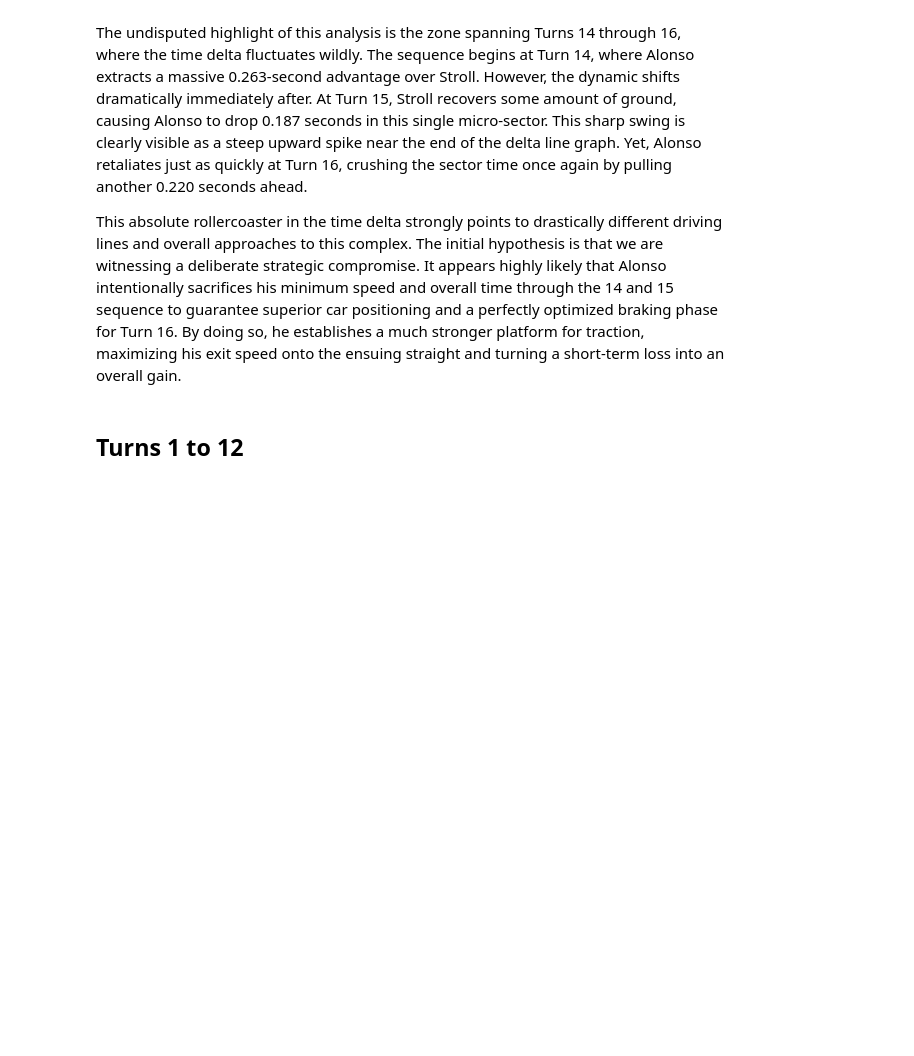
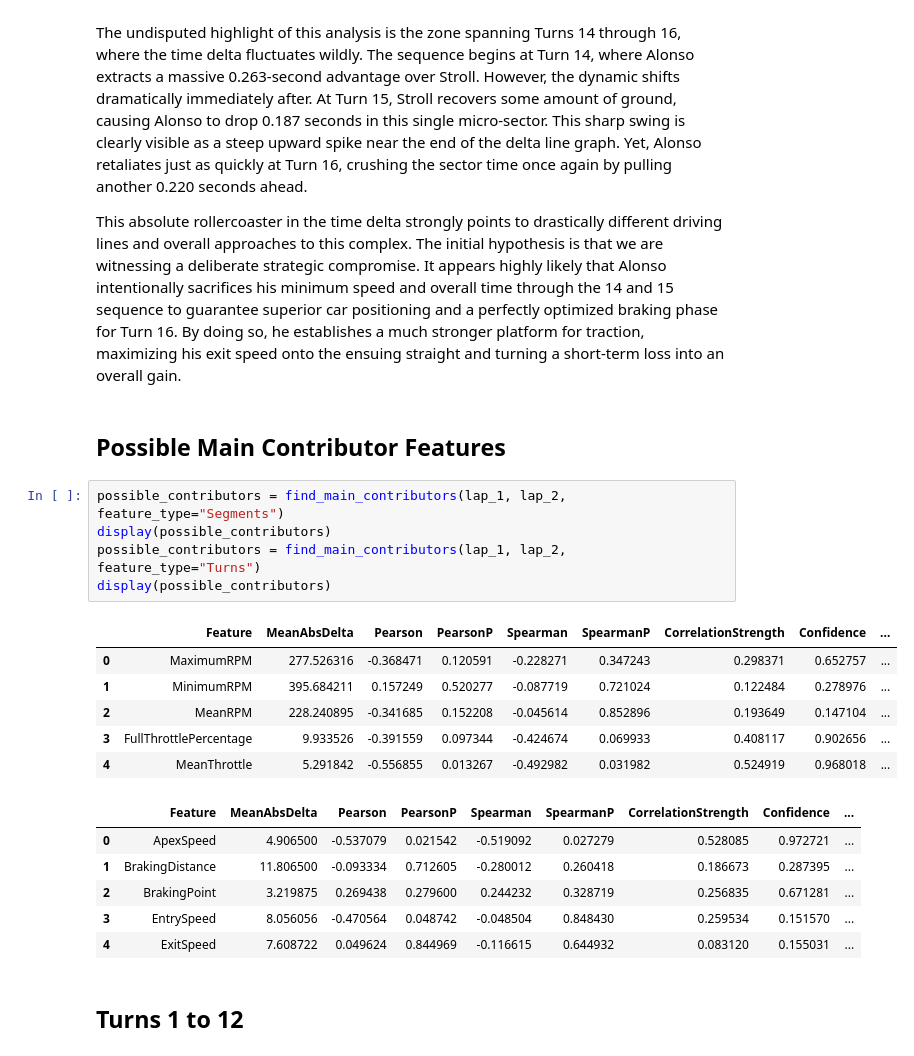
Before and after one commit to zelario/f1-teammate-analysis, a Jupyter notebook: notebooks/06_case_studies.ipynb, the cells around one changed output. Saved outputs shown, nothing was run; the diff lists cells and outputs as text; blank space fills up the shorter version.

Commit message:
Add future segment that helps find possible main contributors for the lap time delta.

```diff
--- a/notebooks/05_performance_comparison.ipynb
+++ b/notebooks/06_case_studies.ipynb
@@ -125,6 +124,26 @@ In the first sector, Alonso demonstrates consistent and cumulative time gains. B
 The undisputed highlight of this analysis is the zone spanning Turns 14 through 16, where the time delta fluctuates wildly. The sequence begins at Turn 14, where Alonso extracts a massive 0.263-second advantage over Stroll. However, the dynamic shifts dramatically immediately after. At Turn 15, Stroll recovers some amount of ground, causing Alonso to drop 0.187 seconds in this single micro-sector. This sharp swing is clearly visible as a steep upward spike near the end of the delta line graph. Yet, Alonso retaliates just as quickly at Turn 16, crushing the sector time once again by pulling another 0.220 seconds ahead.
 
 This absolute rollercoaster in the time delta strongly points to drastically different driving lines and overall approaches to this complex. The initial hypothesis is that we are witnessing a deliberate strategic compromise. It appears highly likely that Alonso intentionally sacrifices his minimum speed and overall time through the 14 and 15 sequence to guarantee superior car positioning and a perfectly optimized braking phase for Turn 16. By doing so, he establishes a much stronger platform for traction, maximizing his exit speed onto the ensuing straight and turning a short-term loss into an overall gain.
+# %% [markdown]
+## Possible Main Contributor Features
+# %%
+possible_contributors = find_main_contributors(lap_1, lap_2, feature_type="Segments")
+display(possible_contributors)
+possible_contributors = find_main_contributors(lap_1, lap_2, feature_type="Turns")
+display(possible_contributors)
+# %% [output]
+|  | Feature | MeanAbsDelta | Pearson | PearsonP | Spearman | SpearmanP | CorrelationStrength | Confidence | ... |
+| 0 | MaximumRPM | 277.526316 | -0.368471 | 0.120591 | -0.228271 | 0.347243 | 0.298371 | 0.652757 | ... |
+| 1 | MinimumRPM | 395.684211 | 0.157249 | 0.520277 | -0.087719 | 0.721024 | 0.122484 | 0.278976 | ... |
+| 2 | MeanRPM | 228.240895 | -0.341685 | 0.152208 | -0.045614 | 0.852896 | 0.193649 | 0.147104 | ... |
+| 3 | FullThrottlePercentage | 9.933526 | -0.391559 | 0.097344 | -0.424674 | 0.069933 | 0.408117 | 0.902656 | ... |
+| 4 | MeanThrottle | 5.291842 | -0.556855 | 0.013267 | -0.492982 | 0.031982 | 0.524919 | 0.968018 | ... |
+|  | Feature | MeanAbsDelta | Pearson | PearsonP | Spearman | SpearmanP | CorrelationStrength | Confidence | ... |
+| 0 | ApexSpeed | 4.906500 | -0.537079 | 0.021542 | -0.519092 | 0.027279 | 0.528085 | 0.972721 | ... |
+| 1 | BrakingDistance | 11.806500 | -0.093334 | 0.712605 | -0.280012 | 0.260418 | 0.186673 | 0.287395 | ... |
+| 2 | BrakingPoint | 3.219875 | 0.269438 | 0.279600 | 0.244232 | 0.328719 | 0.256835 | 0.671281 | ... |
+| 3 | EntrySpeed | 8.056056 | -0.470564 | 0.048742 | -0.048504 | 0.848430 | 0.259534 | 0.151570 | ... |
+| 4 | ExitSpeed | 7.608722 | 0.049624 | 0.844969 | -0.116615 | 0.644932 | 0.083120 | 0.155031 | ... |
 # %% [markdown]
 ## Turns 1 to 12
 # %%
```
Also changed, not shown: parts of 2 cells of this notebook, 7 other files.
